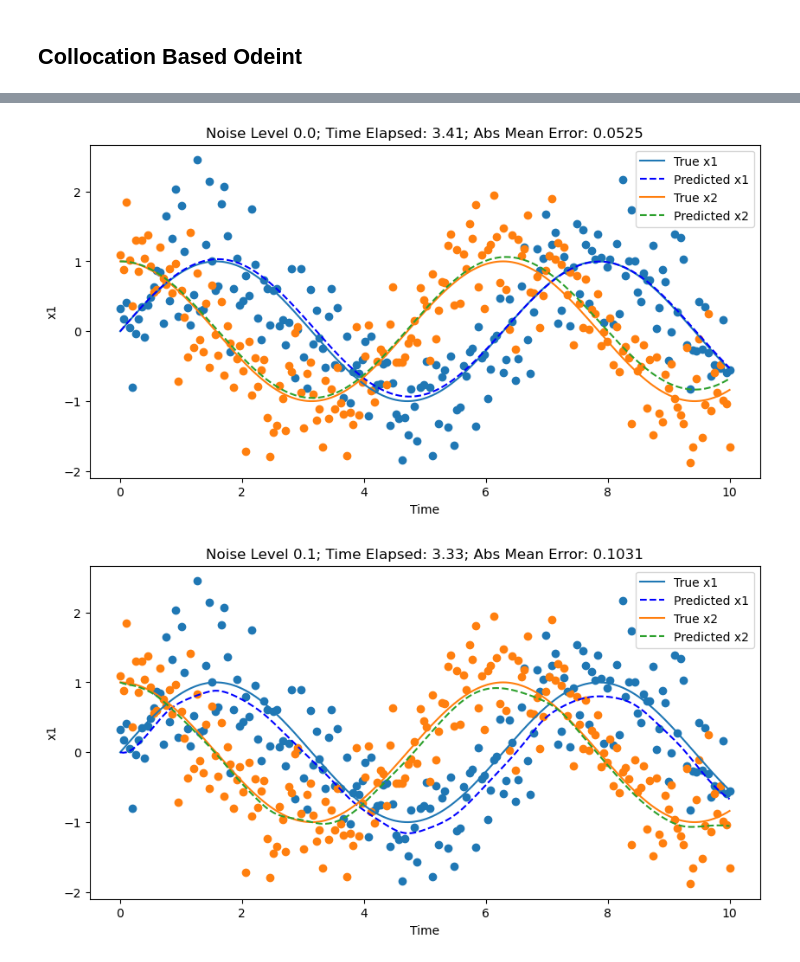
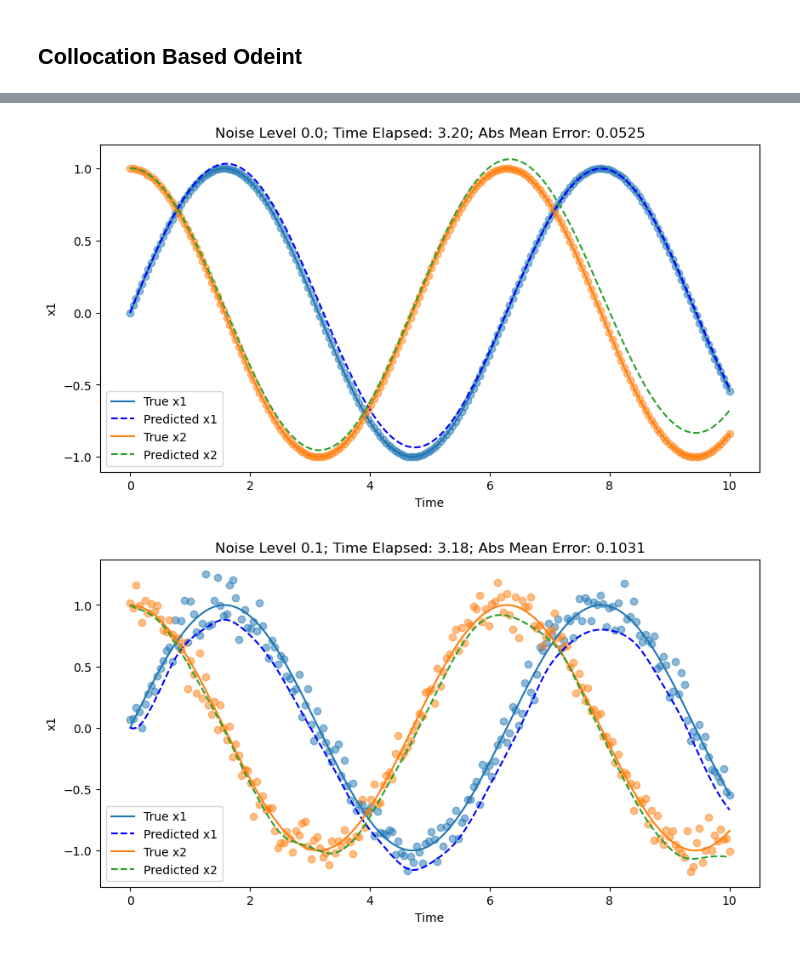
Before and after one commit to mariashapo/NODE, a Jupyter notebook: neural_nets2/nn_standard_and_colloc_tanh_summary.ipynb, the cells around one changed output, grey strips where cells are left out. Drawn from its saved outputs; the diff is of its cells as text; code cells hidden in the pictures.

```diff
--- a/neural_nets2/nn_standard_and_colloc_tanh_summary.ipynb
+++ b/neural_nets2/nn_standard_and_colloc_tanh_summary.ipynb
@@ -59,7 +59,7 @@ for i, noise_level in enumerate([0.0, 0.1, 0.2, 0.5]):
 
     # generate predictions
     y_pred = neural_ode(trained_state.params, y0, t, trained_state)
-    y_pred_results[str(i)] = {"predictions": y_pred, "time_elapsed": timer, "noise_level": noise_level}
+    y_pred_results[str(i)] = {"predictions": y_pred, "time_elapsed": timer, "noise_level": noise_level, "y_noisy":y_noisy}
 # %% [output]
 Epoch 0, Loss: 1.8474524021148682
 Epoch 100, Loss: 0.2896018326282501
@@ -86,17 +86,18 @@ len(y_pred_results)
 for i in range(len(y_pred_results)):
     result = y_pred_results[str(i)]
     y_pred = result["predictions"]
+    y_noisy = result["y_noisy"]
     plt.figure(figsize=(10, 5))
     plt.plot(t, y[:, 0], label='True x1')
-    plt.scatter(t, y_noisy[:, 0])
+    plt.scatter(t, y_noisy[:, 0], alpha = 0.4)
     plt.plot(t, y_pred[:, 0], 'b--', label='Predicted x1')
     plt.plot(t, y[:, 1], label='True x2')
     plt.plot(t, y_pred[:, 1], '--', label='Predicted x2')
-    plt.scatter(t, y_noisy[:, 1])
+    plt.scatter(t, y_noisy[:, 1], alpha = 0.4)
     plt.xlabel('Time')
     plt.ylabel('x1')
     plt.legend()
     ame = jnp.mean(jnp.abs(y_pred - y))
-    plt.title(f'Time Elapsed: {result["time_elapsed"]:.2f}; Abs Mean Error: {ame:.4f}')
+    plt.title(f'Time Elapsed: {result["time_elapsed"]:.2f}; Abs Mean Error: {ame:.4f}; Noise Level: {result["noise_level"]}')
     plt.show()
 # %% [output]
@@ -122,6 +123,7 @@ layer_widths = [2, 100, 100, 2]
 learning_rate = 1e-3
 
 y_pred_results_collocation = {}
+non_param_collocation_results = {}
 
 for i, noise_level in enumerate([0.0, 0.1, 0.2, 0.5]):
 
@@ -129,6 +131,8 @@ for i, noise_level in enumerate([0.0, 0.1, 0.2, 0.5]):
     t, y, y_noisy, true_derivatives = generate_ode_data(n_points, noise_level, ode_type, params, start_time, end_time, spacing_type, initial_state)
 
     estimated_derivative, estimated_solution = collocate_data(y_noisy, t, 'EpanechnikovKernel', bandwidth=0.5)
+    non_param_collocation_results[str(i)] = {"y_true":y, "y_noisy": y_noisy, "t":t, "noise_level": noise_level, "estimated_derivative":estimated_derivative, "estimated_solution":estimated_solution}
+
     # create the new state
     rng = random.PRNGKey(0)
     input_shape = (2, )
@@ -146,7 +150,7 @@ for i, noise_level in enumerate([0.0, 0.1, 0.2, 0.5]):
     dy_dt_pred = predict_derivatives(trained_state, t_t.T)
     y_pred = integrate_derivative(t_t.T, dy_dt_pred, y0)
 
-    y_pred_results_collocation[str(i)] = {"dy_dt_predictions": dy_dt_pred, "y_pred": y_pred, "time_elapsed": timer, "noise_level": noise_level}
+    y_pred_results_collocation[str(i)] = {"dy_dt_predictions": dy_dt_pred, "y_pred": y_pred, "time_elapsed": timer, "noise_level": noise_level, "y_noisy":y_noisy}
 # %% [output]
 Epoch 0, Loss: 0.6563237905502319
 Epoch 1000, Loss: 0.06968510150909424
@@ -168,22 +172,23 @@ Time elapsed: 3.2450809478759766
 # %%
 for i in range(len(y_pred_results_collocation)):
     result = y_pred_results_collocation[str(i)]
 
     y_pred = result["y_pred"]
+    y_noisy = result["y_noisy"]
     plt.figure(figsize=(10, 5))
 
     plt.plot(t, y[:, 0], label='True x1')
-    plt.scatter(t, y_noisy[:, 0])
+    plt.scatter(t, y_noisy[:, 0], alpha = 0.5)
     plt.plot(t, y_pred[:, 0], 'b--', label='Predicted x1')
     plt.plot(t, y[:, 1], label='True x2')
     plt.plot(t, y_pred[:, 1], '--', label='Predicted x2')
-    plt.scatter(t, y_noisy[:, 1])
+    plt.scatter(t, y_noisy[:, 1], alpha = 0.5)
     plt.xlabel('Time')
     plt.ylabel('x1')
     plt.legend()
     ame = jnp.mean(jnp.abs(y_pred - y))
     plt.title(f'Noise Level {result["noise_level"]}; Time Elapsed: {result["time_elapsed"]:.2f}; Abs Mean Error: {ame:.4f}')
     plt.show()
 # %% [output]
-[figure, old version]
+[figure, new version]
-[figure, old version]
+[figure, new version]
```
Also changed, not shown: parts of 4 cells of this notebook, 3 other files.
